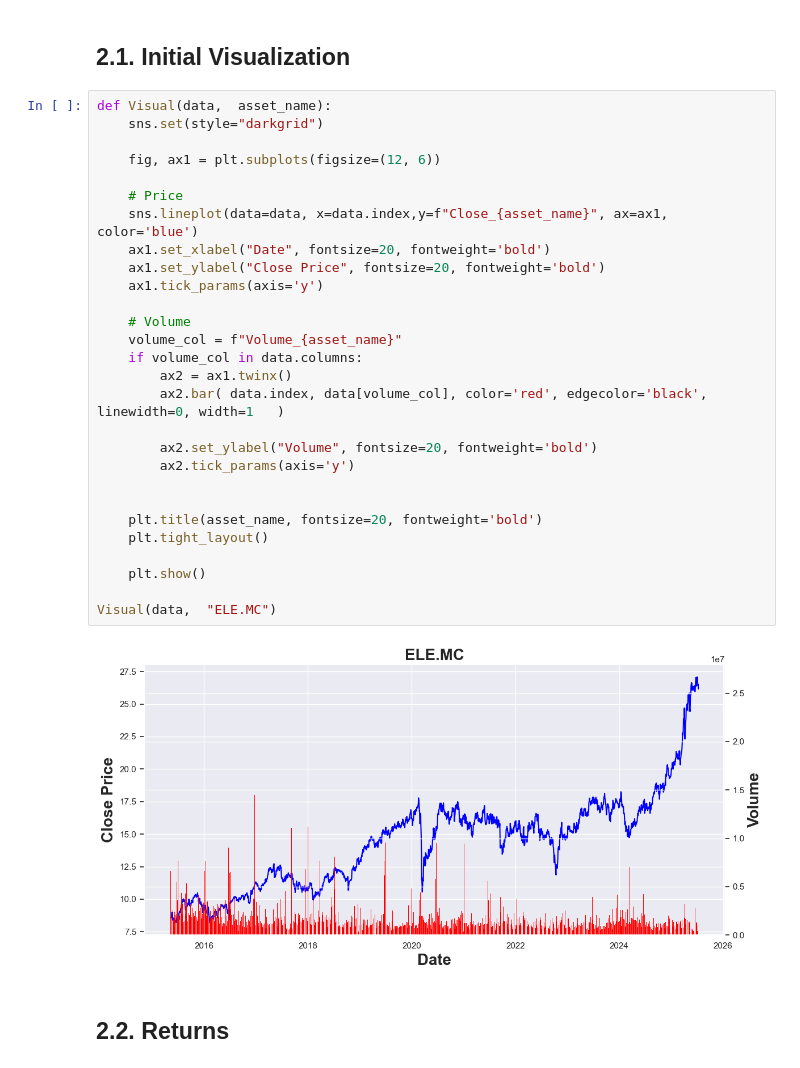
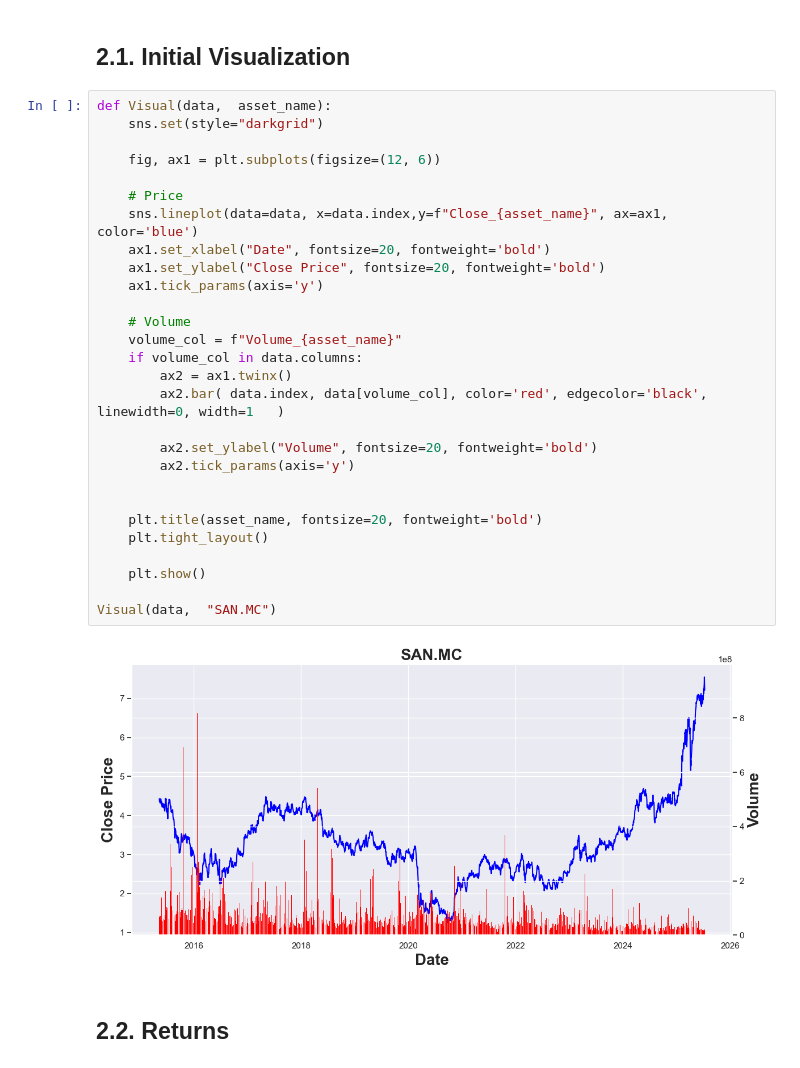
Before and after one commit to JuanCastillo29/Portfolio-Optimization-of-IBEX-35-Assets-Using-Laplace-Fitted-Returns, a Jupyter notebook: Notebooks/Data_exploration_&_volatility.ipynb, the cells around one changed output. Cells and saved outputs as stored; diff of their text form.

```diff
--- a/Notebooks/Data_exploration_&_volatility.ipynb
+++ b/Notebooks/Data_exploration_&_volatility.ipynb
@@ -27,33 +27,33 @@ data.head()
 # %%
 def Visual(data,  asset_name):
     sns.set(style="darkgrid")
 
     fig, ax1 = plt.subplots(figsize=(12, 6))
 
     # Price
     sns.lineplot(data=data, x=data.index,y=f"Close_{asset_name}", ax=ax1, color='blue')
     ax1.set_xlabel("Date", fontsize=20, fontweight='bold')
     ax1.set_ylabel("Close Price", fontsize=20, fontweight='bold')
     ax1.tick_params(axis='y')
 
     # Volume
     volume_col = f"Volume_{asset_name}"
     if volume_col in data.columns:
         ax2 = ax1.twinx()
         ax2.bar( data.index, data[volume_col], color='red', edgecolor='black', linewidth=0, width=1   )
 
         ax2.set_ylabel("Volume", fontsize=20, fontweight='bold')
         ax2.tick_params(axis='y')
 
 
     plt.title(asset_name, fontsize=20, fontweight='bold')
     plt.tight_layout()
 
     plt.show()
 
-Visual(data,  "ELE.MC")
+Visual(data,  "SAN.MC")
 # %% [output]
-[figure, old version]
+[figure, new version]
 # %% [markdown]
 ## 2.2. Returns
 # %%
```
Also changed, not shown: parts of 7 cells of this notebook.
